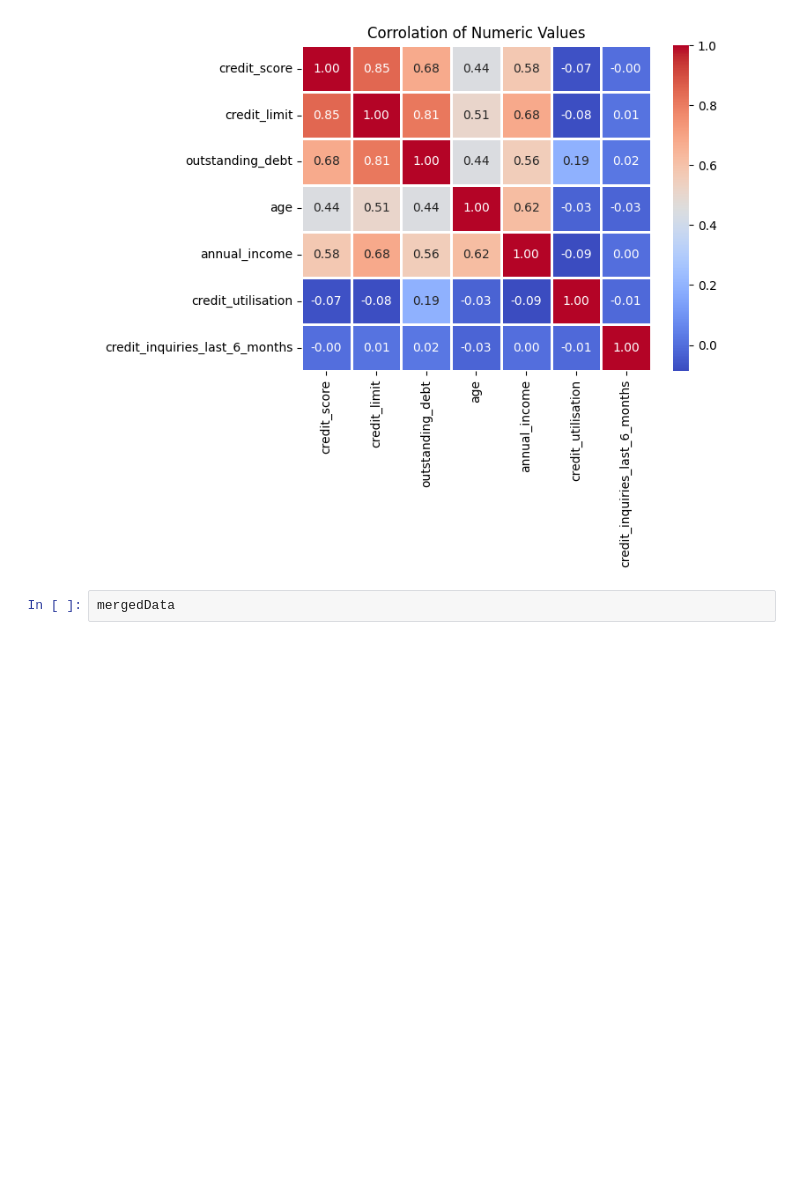
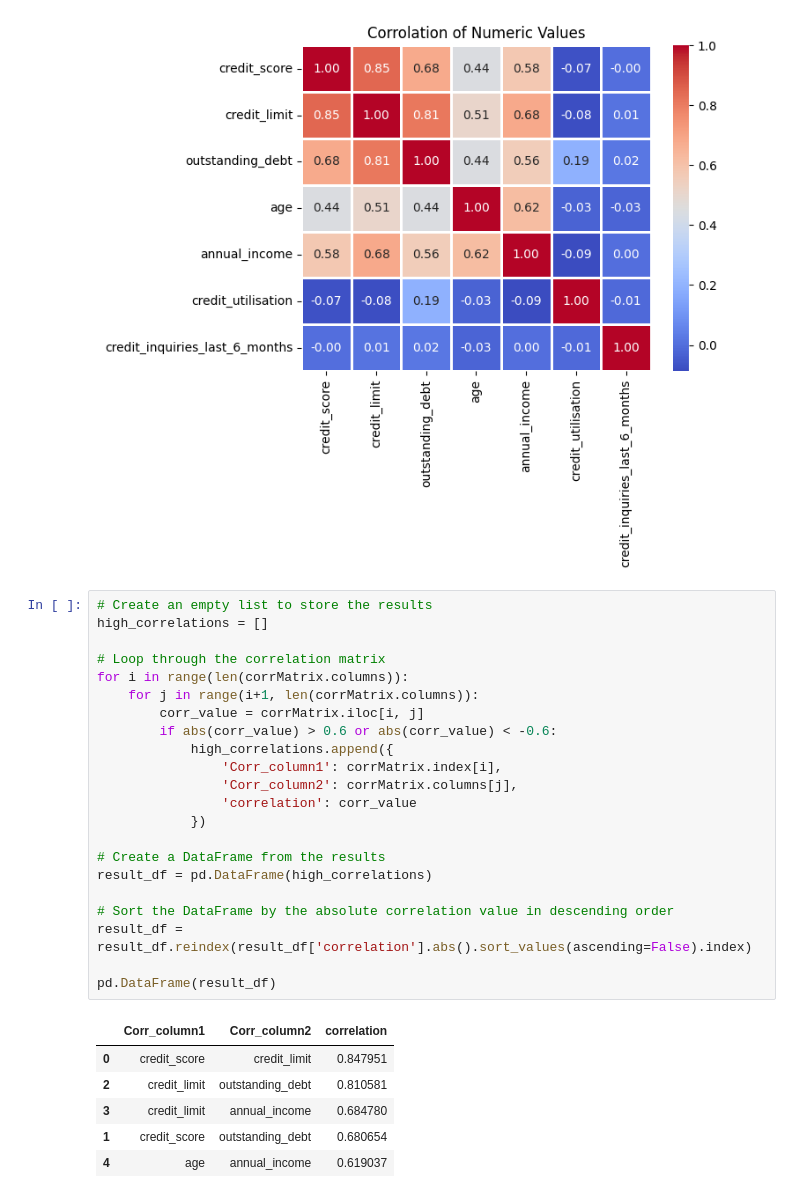
Before and after one commit to jdhova/DummyBank, a Jupyter notebook: MergedCleintData.ipynb, the cells around one changed output. Drawn from its saved outputs; the diff is of its cells as text; blank space fills up the shorter version.

Commit message:
TransTable

```diff
--- a/MergedCleintData.ipynb
+++ b/MergedCleintData.ipynb
@@ -109,5 +109,32 @@ plt.title('Corrolation of Numeric Values')
 plt.show()
 # %% [output]
 [figure]
-# %%
-mergedData
+# %%
+# Create an empty list to store the results
+high_correlations = []
+
+# Loop through the correlation matrix
+for i in range(len(corrMatrix.columns)):
+    for j in range(i+1, len(corrMatrix.columns)):
+        corr_value = corrMatrix.iloc[i, j]
+        if abs(corr_value) > 0.6 or abs(corr_value) < -0.6:
+            high_correlations.append({
+                'Corr_column1': corrMatrix.index[i],
+                'Corr_column2': corrMatrix.columns[j],
+                'correlation': corr_value
+            })
+
+# Create a DataFrame from the results
+result_df = pd.DataFrame(high_correlations)
+
+# Sort the DataFrame by the absolute correlation value in descending order
+result_df = result_df.reindex(result_df['correlation'].abs().sort_values(ascending=False).index)
+
+pd.DataFrame(result_df)
+# %% [output]
+|  | Corr_column1 | Corr_column2 | correlation |
+| 0 | credit_score | credit_limit | 0.847951 |
+| 2 | credit_limit | outstanding_debt | 0.810581 |
+| 3 | credit_limit | annual_income | 0.684780 |
+| 1 | credit_score | outstanding_debt | 0.680654 |
+| 4 | age | annual_income | 0.619037 |
```
Also changed, not shown: parts of 1 cell of this notebook, 1 other file.
